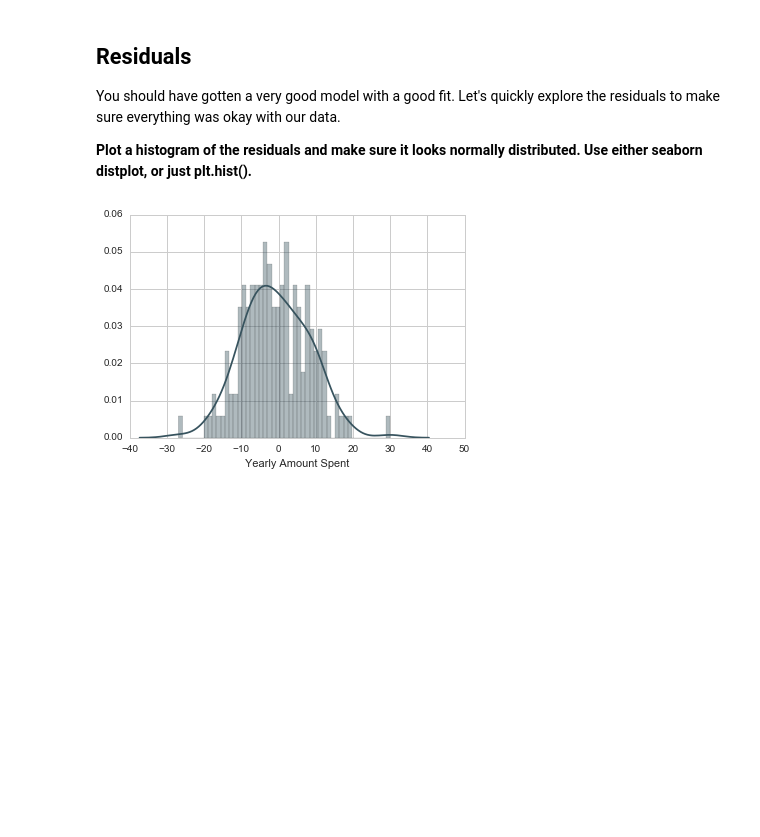
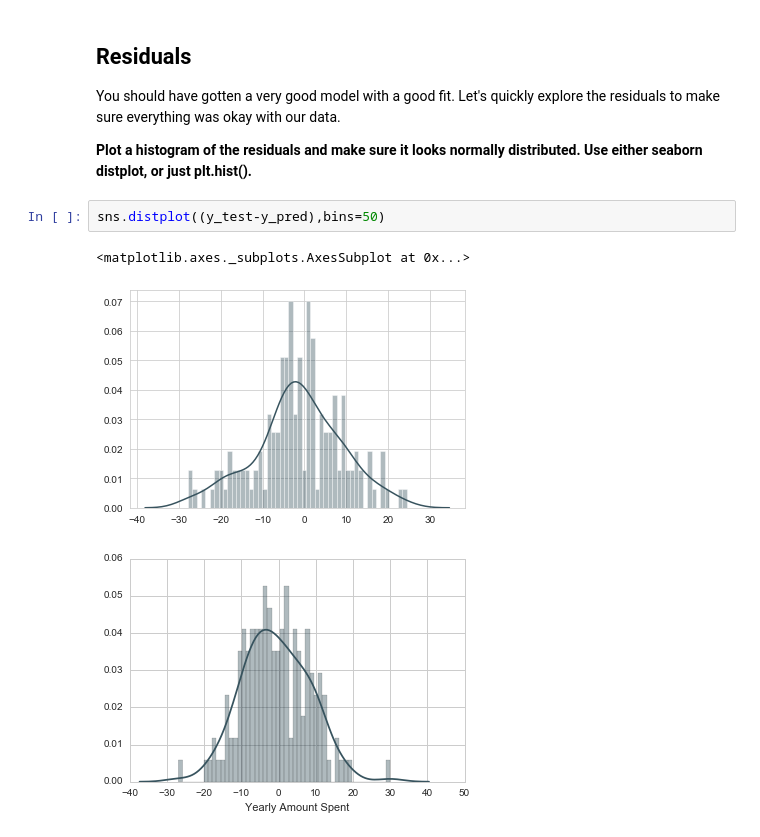
Before and after one commit to Amitra1991/MyDSRepository1, a Jupyter notebook: Refactored_Py_DS_ML_Bootcamp-master/11-Linear-Regression/02-Linear Regression Project.ipynb, the cells around one changed output. Saved outputs shown, nothing was run; the diff lists cells and outputs as text; blank space fills up the shorter version.

```diff
--- a/Refactored_Py_DS_ML_Bootcamp-master/11-Linear-Regression/02-Linear Regression Project.ipynb
+++ b/Refactored_Py_DS_ML_Bootcamp-master/11-Linear-Regression/02-Linear Regression Project.ipynb
@@ -232,6 +266,11 @@ RMSE: 8.93381506698
 You should have gotten a very good model with a good fit. Let's quickly explore the residuals to make sure everything was okay with our data.
 
 **Plot a histogram of the residuals and make sure it looks normally distributed. Use either seaborn distplot, or just plt.hist().**
+# %%
+sns.distplot((y_test-y_pred),bins=50)
+# %% [output]
+<matplotlib.axes._subplots.AxesSubplot at 0x...>
+[figure, added]
 # %%
 # %% [output]
 [figure]
```
Also changed, not shown: parts of 17 cells of this notebook.
